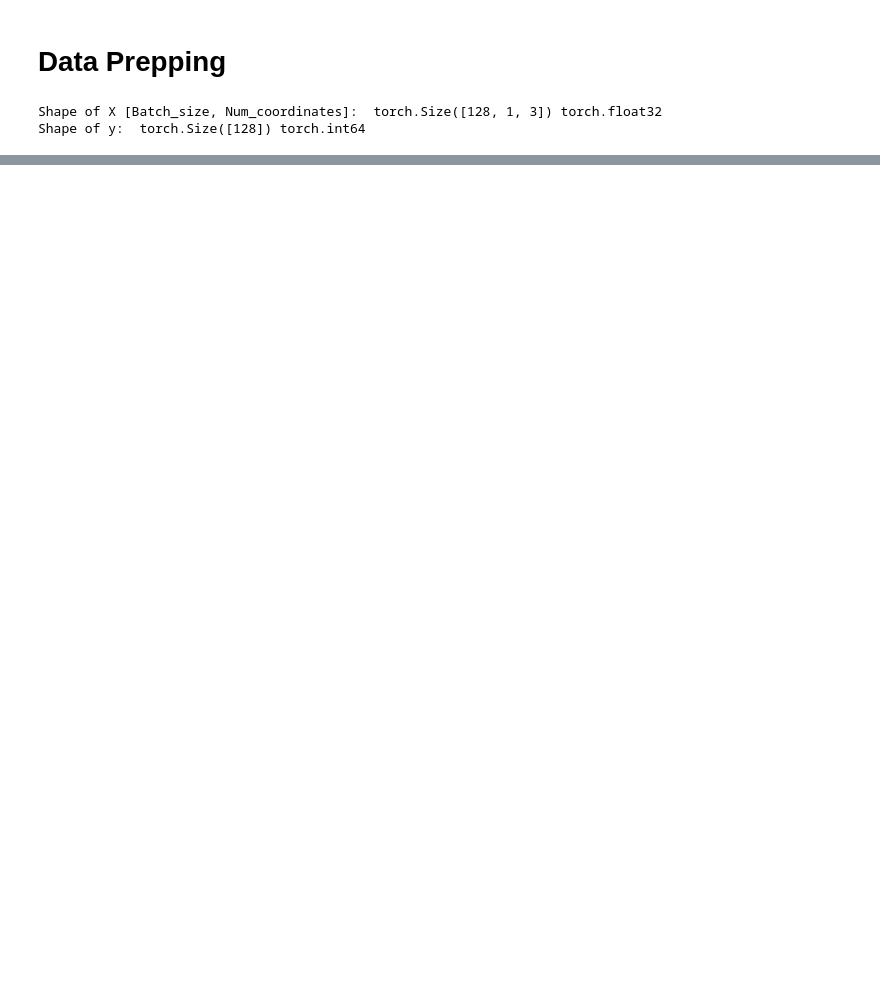
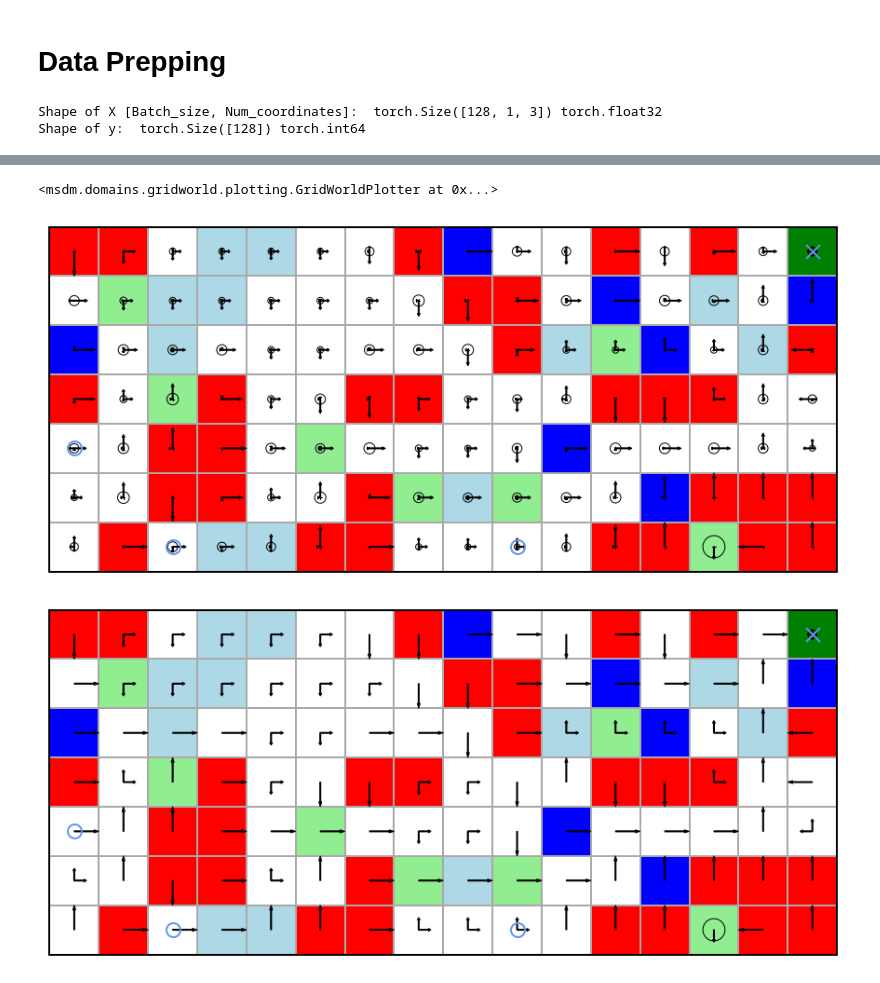
Before and after one commit to iamsamliang/IRL_IW, a Jupyter notebook: Supervised_IRL.ipynb, the cells around one changed output, grey strips where cells are left out. Drawn from its saved outputs; the diff is of its cells as text; code cells hidden in the pictures; blank space fills up the shorter version.

```diff
--- a/Supervised_IRL.ipynb
+++ b/Supervised_IRL.ipynb
@@ -355,0 +444,13 @@ Done!
+# %%
+# Expert has a optimal policy
+vi_res = ValueIteration().plan_on(gw1)
+# Use a softmax policy for exploration so the trajectories are not always the same (still chooses the best action with the most probability though). Higher inverse_temperature means more deterministic
+softmax_policy = TabularPolicy.from_q_matrix(
+    gw1.state_list, gw1.action_list, q=vi_res._qvaluemat, inverse_temperature=float(1))
+
+gw1.plot(featurecolors=featurecolors).plot_policy(softmax_policy)
+gw1.plot(featurecolors=featurecolors).plot_policy(vi_res.policy)
+# %% [output]
+<msdm.domains.gridworld.plotting.GridWorldPlotter at 0x...>
+[figure, added]
+[figure, added]
```
Also changed, not shown: parts of 16 cells of this notebook, 7 other files.
